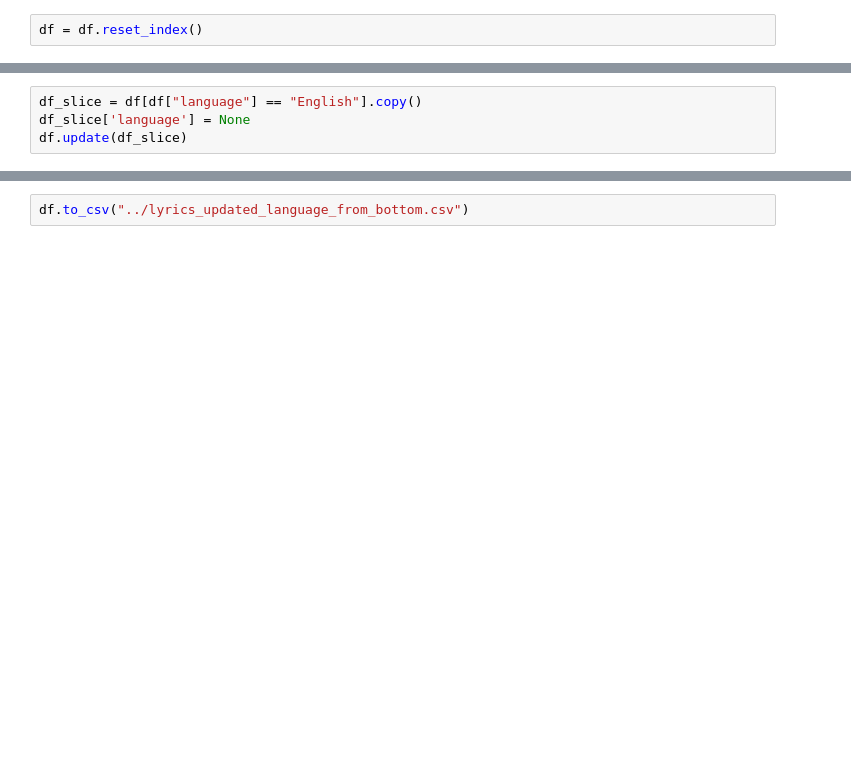
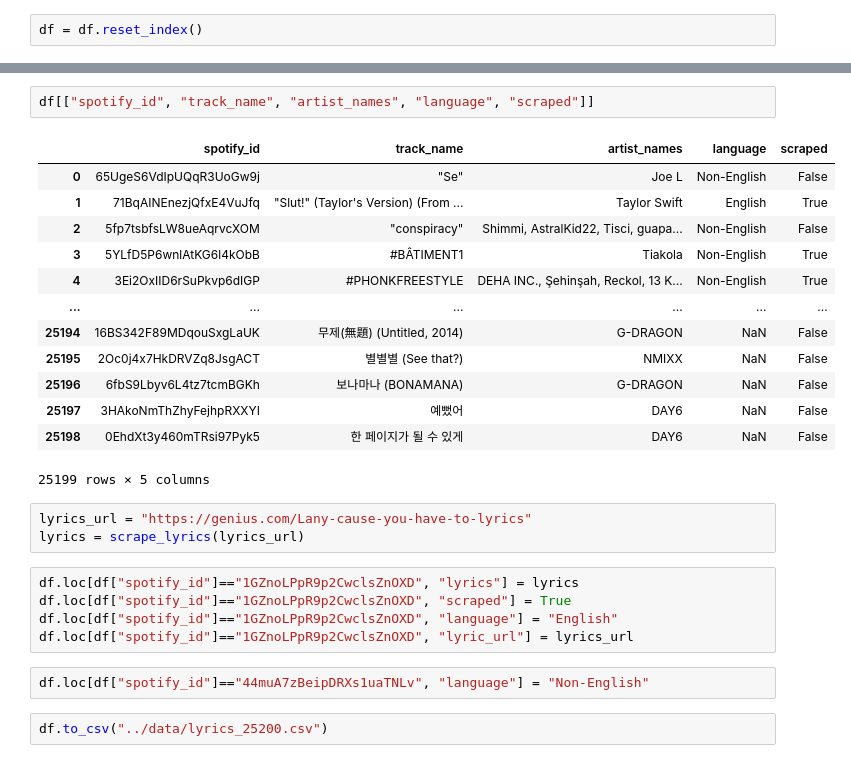
Before and after one commit to helloimsc/info-viz, a Jupyter notebook: lyrics_scraper/clean_up.ipynb, the cells around one changed output, grey strips where cells are left out. Drawn from its saved outputs; the diff is of its cells as text; blank space fills up the shorter version.

```diff
--- a/lyrics_scraper/clean_up.ipynb
+++ b/lyrics_scraper/clean_up.ipynb
@@ -58,4 +57,0 @@ df.head()
-# %%
-df_slice = df[df["language"] == "English"].copy()
-df_slice['language'] = None
-df.update(df_slice)
@@ -72,2 +58,28 @@ df.head()
+# %%
+df[["spotify_id", "track_name", "artist_names", "language", "scraped"]]
+# %% [output]
+|  | spotify_id | track_name | artist_names | language | scraped |
+| 0 | 65UgeS6VdIpUQqR3UoGw9j | "Se" | Joe L | Non-English | False |
+| 1 | 71BqAINEnezjQfxE4VuJfq | "Slut!" (Taylor's Version) (From ... | Taylor Swift | English | True |
+| 2 | 5fp7tsbfsLW8ueAqrvcXOM | "conspiracy" | Shimmi, AstralKid22, Tisci, guapa... | Non-English | False |
+| 3 | 5YLfD5P6wnlAtKG6l4kObB | #BÂTIMENT1 | Tiakola | Non-English | True |
+| 4 | 3Ei2OxIID6rSuPkvp6dIGP | #PHONKFREESTYLE | DEHA INC., Şehinşah, Reckol, 13 K... | Non-English | True |
+| ... | ... | ... | ... | ... | ... |
+| 25194 | 16BS342F89MDqouSxgLaUK | 무제(無題) (Untitled, 2014) | G-DRAGON | NaN | False |
+| 25195 | 2Oc0j4x7HkDRVZq8JsgACT | 별별별 (See that?) | NMIXX | NaN | False |
+| 25196 | 6fbS9Lbyv6L4tz7tcmBGKh | 보나마나 (BONAMANA) | G-DRAGON | NaN | False |
+| 25197 | 3HAkoNmThZhyFejhpRXXYI | 예뻤어 | DAY6 | NaN | False |
+| 25198 | 0EhdXt3y460mTRsi97Pyk5 | 한 페이지가 될 수 있게 | DAY6 | NaN | False |
+25199 rows × 5 columns
+# %%
+lyrics_url = "https://genius.com/Lany-cause-you-have-to-lyrics"
+lyrics = scrape_lyrics(lyrics_url)
+# %%
+df.loc[df["spotify_id"]=="1GZnoLPpR9p2CwclsZnOXD", "lyrics"] = lyrics
+df.loc[df["spotify_id"]=="1GZnoLPpR9p2CwclsZnOXD", "scraped"] = True
+df.loc[df["spotify_id"]=="1GZnoLPpR9p2CwclsZnOXD", "language"] = "English"
+df.loc[df["spotify_id"]=="1GZnoLPpR9p2CwclsZnOXD", "lyric_url"] = lyrics_url
+# %%
+df.loc[df["spotify_id"]=="44muA7zBeipDRXs1uaTNLv", "language"] = "Non-English"
 # %%
-df.to_csv("../lyrics_updated_language_from_bottom.csv")
+df.to_csv("../data/lyrics_25200.csv")
```
Also changed, not shown: parts of 9 cells of this notebook, 2 other files.
